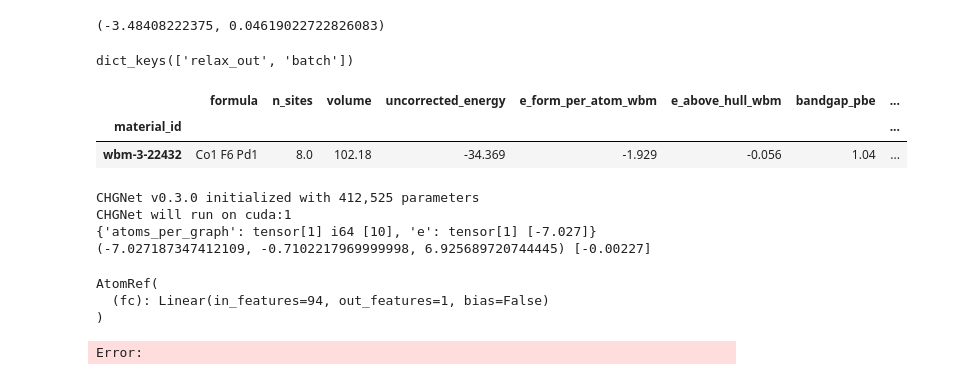
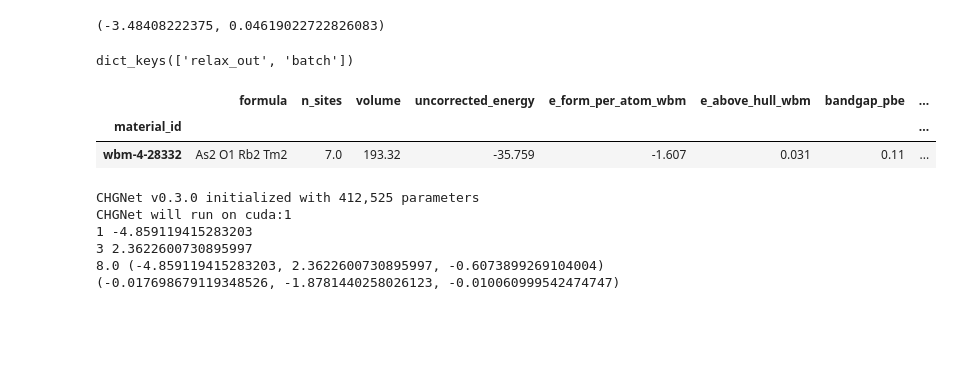
Before and after one commit to Lingyu-Kong/JMP-Peft, a Jupyter notebook: notebooks/mpd-relax-data.ipynb, the cells around one changed output. Saved outputs shown, nothing was run; the diff lists cells and outputs as text; code cells hidden in the pictures; blank space fills up the shorter version.

```diff
--- a/notebooks/mpd-relax-data.ipynb
+++ b/notebooks/mpd-relax-data.ipynb
@@ -107,18 +107,18 @@ x = ppd_mp.get_pd_for_entry(cse.structure.composition)
 # %%
 import torch
 
-file = pt_files[10]
+file = pt_files[11]
 
 data = torch.load(file, map_location="cpu")
 print(data.keys())
 
 id = data["batch"]["id"]
 df_summary.loc[id]
 # %% [output]
 dict_keys(['relax_out', 'batch'])
 |  | formula | n_sites | volume | uncorrected_energy | e_form_per_atom_wbm | e_above_hull_wbm | bandgap_pbe | ... |
 | material_id |  |  |  |  |  |  |  | ... |
-| wbm-3-22432 | Co1 F6 Pd1 | 8.0 | 102.18 | -34.369 | -1.929 | -0.056 | 1.04 | ... |
+| wbm-4-28332 | As2 O1 Rb2 Tm2 | 7.0 | 193.32 | -35.759 | -1.607 | 0.031 | 0.11 | ... |
 # %%
 from typing import cast
 
@@ -128,8 +128,11 @@ from chgnet.model import CHGNet
 from matbench_discovery.energy import get_e_form_per_atom
 from pymatgen.core import Structure
 from pymatgen.entries.computed_entries import ComputedStructureEntry
+from pymatgen.entries.compatibility import (
+    MaterialsProject2020Compatibility,
+)  # see https://github.com/materialsproject/pymatgen/blob/master/pymatgen/io/vasp/inputs.py#L1738
 
-file = pt_files[110]
+file = pt_files[10]
 
 data = torch.load(file, map_location="cpu")
 
@@ -161,19 +164,27 @@ with torch.no_grad(), torch.inference_mode():
 
 cse = ComputedStructureEntry.from_dict(df_cse.loc[data["batch"]["id"], Key.cse].item())
 cse._structure = final_structure
-e_form_per_atom = get_e_form_per_atom(cse)
-cse._energy = e_form_per_atom
-e_above_hull = ppd_mp.get_e_above_hull(cse)
-
-# # cse = ComputedStructureEntry.from_dict(cse_dict)
-# # print(cse)
+# e_form_per_atom = get_e_form_per_atom(cse)
+# cse._energy = cse.energy_per_atom * cse.composition.num_atoms
+cse._energy = energy
+# print(cse.composition)
+print("1", cse._energy)
 
 # processed = MaterialsProject2020Compatibility().process_entries(
 #     cse, verbose=True, clean=True
 # )
 # assert isinstance(processed, list) and len(processed) == 1
-# processed = processed[0]
-# # print(processed)
+# cse = processed[0]
+# print("2", cse._energy)
+
+# e_above_hull = ppd_mp.get_e_above_hull(cse)
+e_form_per_atom = get_e_form_per_atom(cse)
+print("3", e_form_per_atom)
+
+# # cse = ComputedStructureEntry.from_dict(cse_dict)
+# # print(cse)
+
+# print(processed)
 
 # e_form_per_atom = get_e_form_per_atom(
 #     dict(energy=processed.energy, composition=processed.composition)
@@ -190,16 +201,18 @@ e_above_hull = ppd_mp.get_e_above_hull(cse)
 #     }
 # )
 
-print((energy, e_form_per_atom, e_above_hull), data["batch"]["y_above_hull"])
+print(
+    cse.composition.num_atoms,
+    (energy, e_form_per_atom, energy / cse.composition.num_atoms),
+    (
+        data["batch"]["y"].item(),
+        data["batch"]["y_formation"].item(),
+        data["batch"]["y_above_hull"].item(),
+    ),
+)
 # %% [output]
 CHGNet v0.3.0 initialized with 412,525 parameters
 CHGNet will run on cuda:1
-{'atoms_per_graph': tensor[1] i64 [10], 'e': tensor[1] [-7.027]}
-(-7.027187347412109, -0.7102217969999998, 6.925689720744445) [-0.00227]
+1 -4.859119415283203
+3 2.3622600730895997
+8.0 (-4.859119415283203, 2.3622600730895997, -0.6073899269104004) (-0.017698679119348526, -1.8781440258026123, -0.010060999542474747)
-# %%
-model.composition_model
-# %% [output]
-AtomRef(
-  (fc): Linear(in_features=94, out_features=1, bias=False)
-)
-Error:
```
Also changed, not shown: parts of 7 cells of this notebook, 14 other files.
